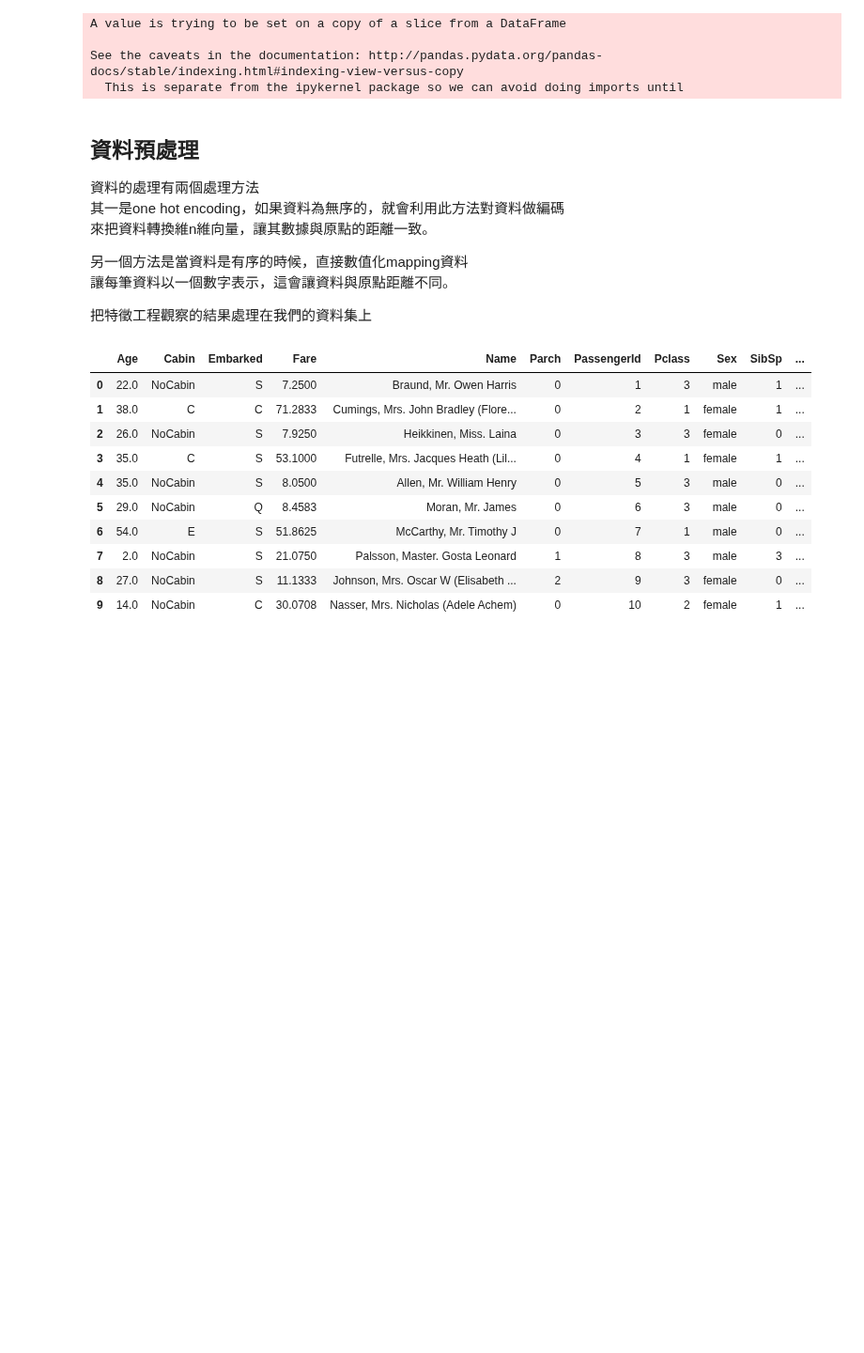
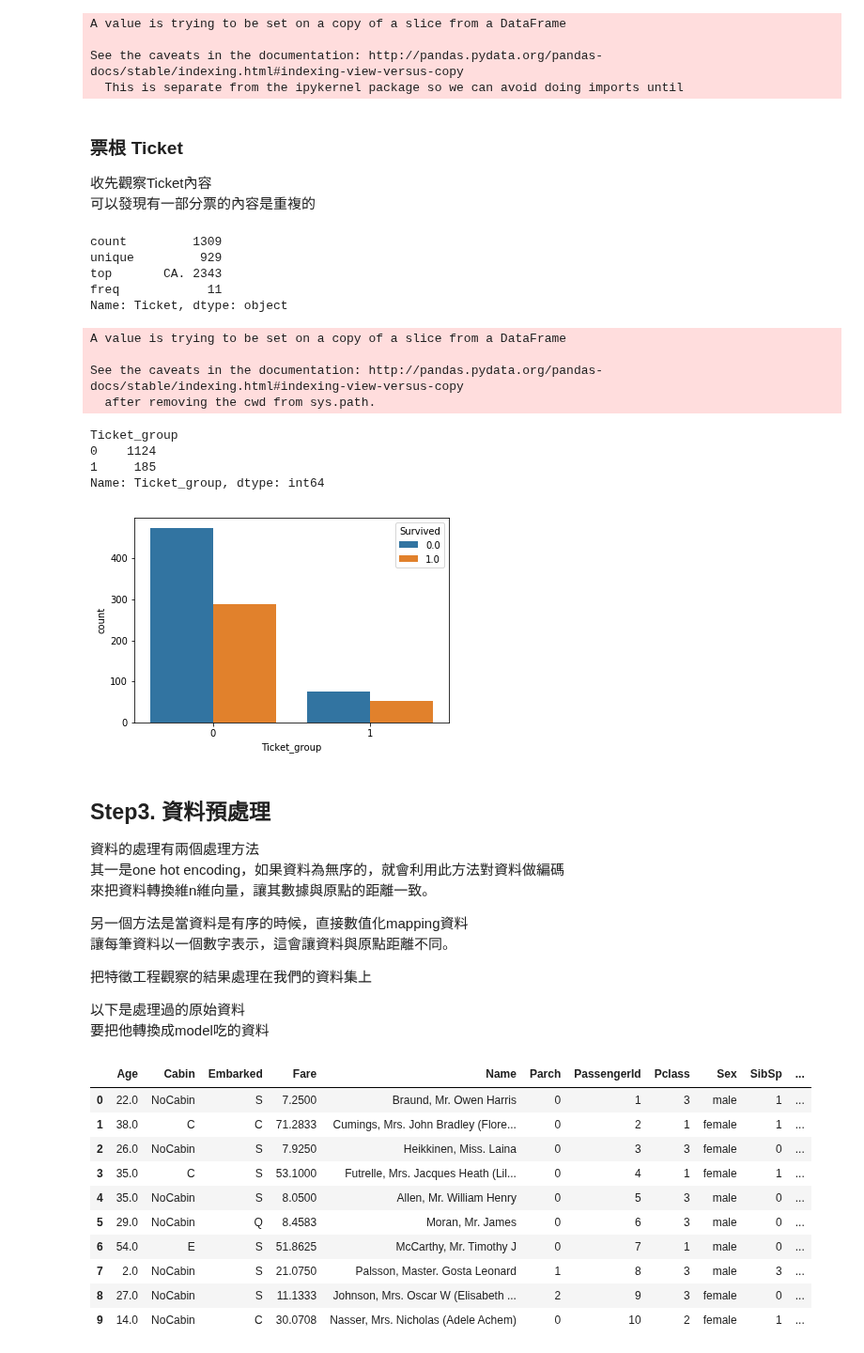
Before and after one commit to Leolewis5/Machine_Learning, a Jupyter notebook: Kaggle/Titanic_Keras.ipynb, the cells around one changed output. Shown at 94% size. Drawn from its saved outputs; the diff is of its cells as text; code cells hidden in the pictures; blank space fills up the shorter version.

```diff
--- a/Kaggle/Titanic_Keras.ipynb
+++ b/Kaggle/Titanic_Keras.ipynb
@@ -184 +186,3 @@ g.map(sns.distplot,'Fare',kde=False)
+# %%
+data.Fare = data.Fare.apply(lambda x: data.Fare.mean() if pd.isnull(x) else x)
 # %% [markdown]
@@ -267,8 +273,42 @@ A value is trying to be set on a copy of a slice from a DataFrame
 
 See the caveats in the documentation: http://pandas.pydata.org/pandas-docs/stable/indexing.html#indexing-view-versus-copy
   This is separate from the ipykernel package so we can avoid doing imports until
+# %% [markdown]
+### 票根 Ticket
+
+收先觀察Ticket內容
+可以發現有一部分票的內容是重複的
+# %%
+data['Ticket'].describe()
+# %% [output]
+count         1309
+unique         929
+top       CA. 2343
+freq            11
+Name: Ticket, dtype: object
+# %%
+count_of_ticket = dict(data.groupby(['Ticket'])['Ticket'].count())
+# %%
+data['Ticket_group']=0
+for i in range(len(data['Ticket'])):
+    if count_of_ticket[data.Ticket[i]]>3:
+        data.Ticket_group[i]=1
+# %% [output]
+A value is trying to be set on a copy of a slice from a DataFrame
+
+See the caveats in the documentation: http://pandas.pydata.org/pandas-docs/stable/indexing.html#indexing-view-versus-copy
+  after removing the cwd from sys.path.
+# %%
+sns.countplot(data['Ticket_group'],hue=data['Survived'])
+data.groupby(['Ticket_group'])['Ticket_group'].count()
+# %% [output]
+Ticket_group
+0    1124
+1     185
+Name: Ticket_group, dtype: int64
+[figure, added]
 # %% [markdown]
-## 資料預處理
+## Step3. 資料預處理
 
 資料的處理有兩個處理方法
 其一是one hot encoding，如果資料為無序的，就會利用此方法對資料做編碼
@@ -278,6 +318,9 @@ See the caveats in the documentation: http://pandas.pydata.org/pandas-docs/stabl
 讓每筆資料以一個數字表示，這會讓資料與原點距離不同。
 
 把特徵工程觀察的結果處理在我們的資料集上
+
+以下是處理過的原始資料
+要把他轉換成model吃的資料
 # %%
 data.head(10)
 # %% [output]
```
Also changed, not shown: parts of 30 cells of this notebook.
